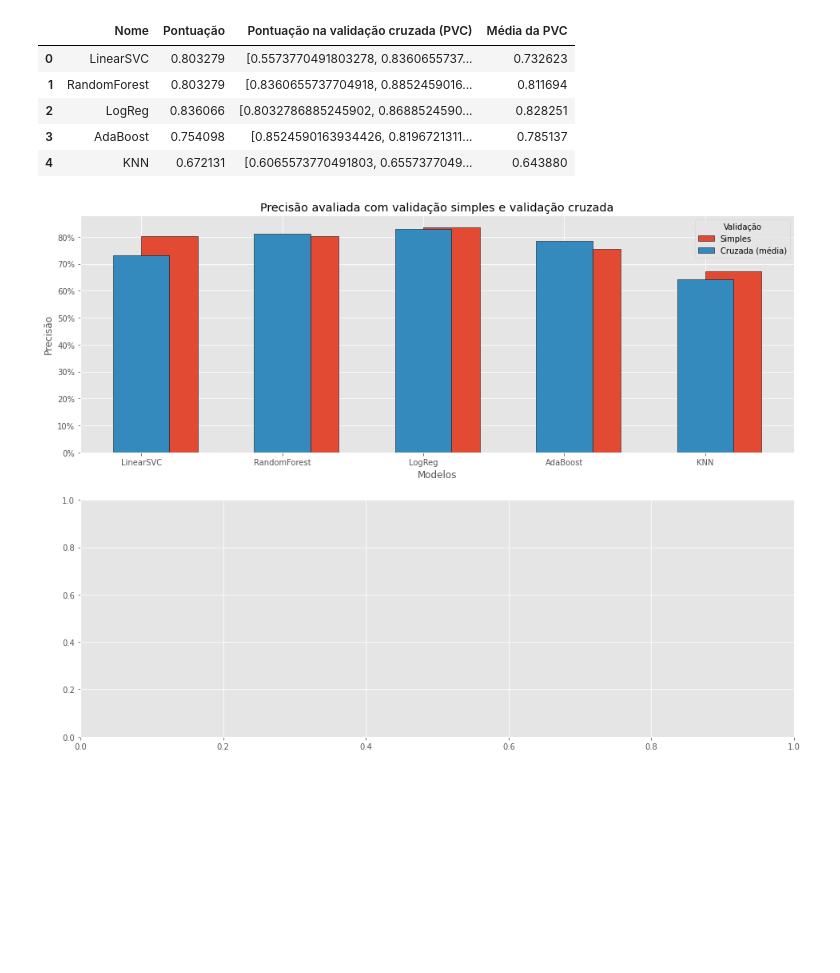
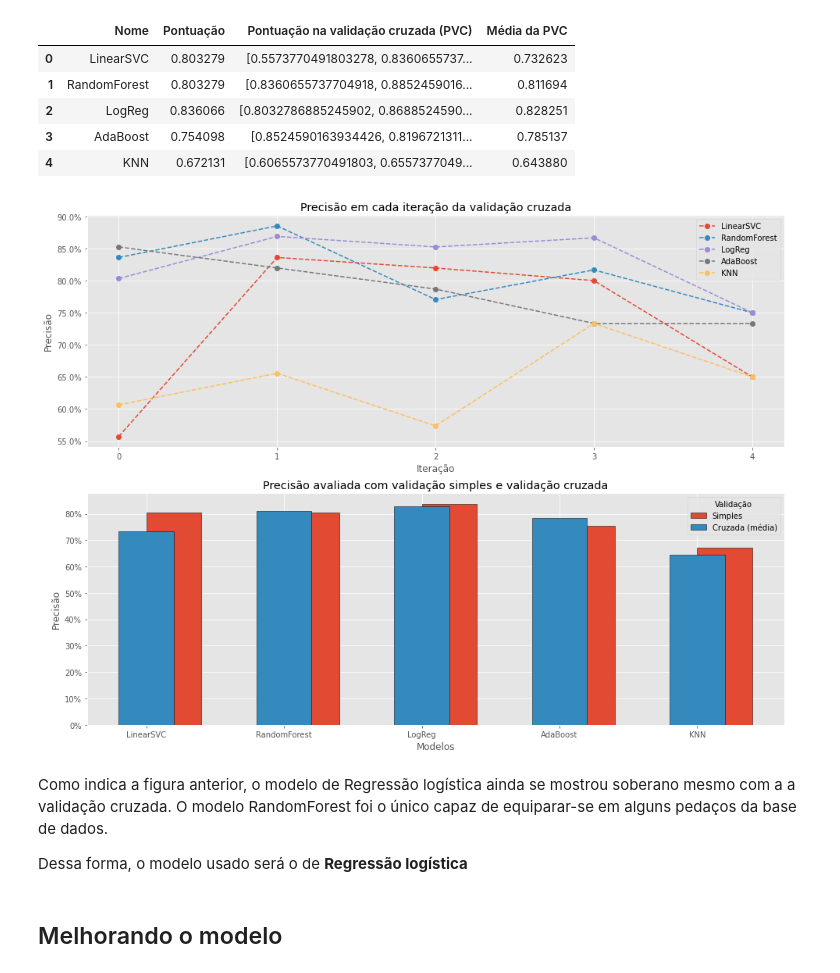
Before and after one commit to pesadaum/heart-disease-analysis, a Jupyter notebook: heart_disease_analysis.ipynb, the cells around one changed output. Cells and saved outputs as stored; diff of their text form; code cells hidden in the pictures; blank space fills up the shorter version.

```diff
--- a/heart_disease_analysis.ipynb
+++ b/heart_disease_analysis.ipynb
@@ -345,39 +348,49 @@ df_cv_models
 | 3 | AdaBoost | 0.754098 | [0.8524590163934426, 0.8196721311... | 0.785137 |
 | 4 | KNN | 0.672131 | [0.6065573770491803, 0.6557377049... | 0.643880 |
 # %%
-fig , (ax0, ax1) = plt.subplots(2, 1, figsize=(16, 12))
+fig, (ax0, ax1) = plt.subplots(2, 1, figsize=(16, 12))
 
-ax0.bar(
-  x=df_cv_models['Nome'],
-  height=df_cv_models['Pontuação'],
-  width=0.4,
-  align='edge',
-  edgecolor='black',
-  label='Simples')
-
-ax0.bar(
-    x=df_cv_models['Nome'],
-  height=df_cv_models['Média da PVC'],
-  width=0.4,
-  edgecolor='black',
-  label='Cruzada (média)')
+for i in df_cv_models['Pontuação na validação cruzada (PVC)']:
+  ax0.plot(i, '--o')
 
 ax0.set(
-  title='Precisão avaliada com validação simples e validação cruzada',
-  xlabel='Modelos',
-  ylabel='Precisão'
+    title='Precisão em cada iteração da validação cruzada',
+    xlabel='Iteração',
+    ylabel='Precisão',
+    xticks = range(len(df_cv_models['Nome']))
+)
+ax0.legend(df_cv_models['Nome'])
+ax0.yaxis.set_major_formatter(tick.PercentFormatter(1))
+
+ax1.bar(
+    x=df_cv_models['Nome'],
+    height=df_cv_models['Pontuação'],
+    width=0.4,
+    align='edge',
+    edgecolor='black',
+    label='Simples')
+
+ax1.bar(
+    x=df_cv_models['Nome'],
+    height=df_cv_models['Média da PVC'],
+    width=0.4,
+    edgecolor='black',
+    label='Cruzada (média)')
+
+ax1.set(
+    title='Precisão avaliada com validação simples e validação cruzada',
+    xlabel='Modelos',
+    ylabel='Precisão'
 )
 
-ax0.legend(title='Validação', loc='best')
-ax0.set_xticklabels(labels=df_cv_models['Nome'], rotation=0)
-ax0.yaxis.set_major_formatter(tick.PercentFormatter(1))
-
-# TODO plotar os valores individuais da validação cruzada
-
-# ax1.set(
-#     title='Precisão avaliada com validação simples e validação cruzada',
-#     xlabel='Modelos',
-#     ylabel='Precisão'
-# )
+ax1.legend(title='Validação', loc='best')
+ax1.set_xticklabels(labels=df_cv_models['Nome'], rotation=0)
+ax1.yaxis.set_major_formatter(tick.PercentFormatter(1))
 # %% [output]
-[figure, old version]
+[figure, new version]
+# %% [markdown]
+Como indica a figura anterior, o modelo de Regressão logística ainda se mostrou soberano mesmo com a a validação cruzada. O modelo RandomForest foi o único capaz de equiparar-se em alguns pedaços da base de dados.
+
+Dessa forma, o modelo usado será o de **Regressão logística**
+# %% [markdown]
+## Melhorando o modelo
```
Also changed, not shown: parts of 9 cells of this notebook.
